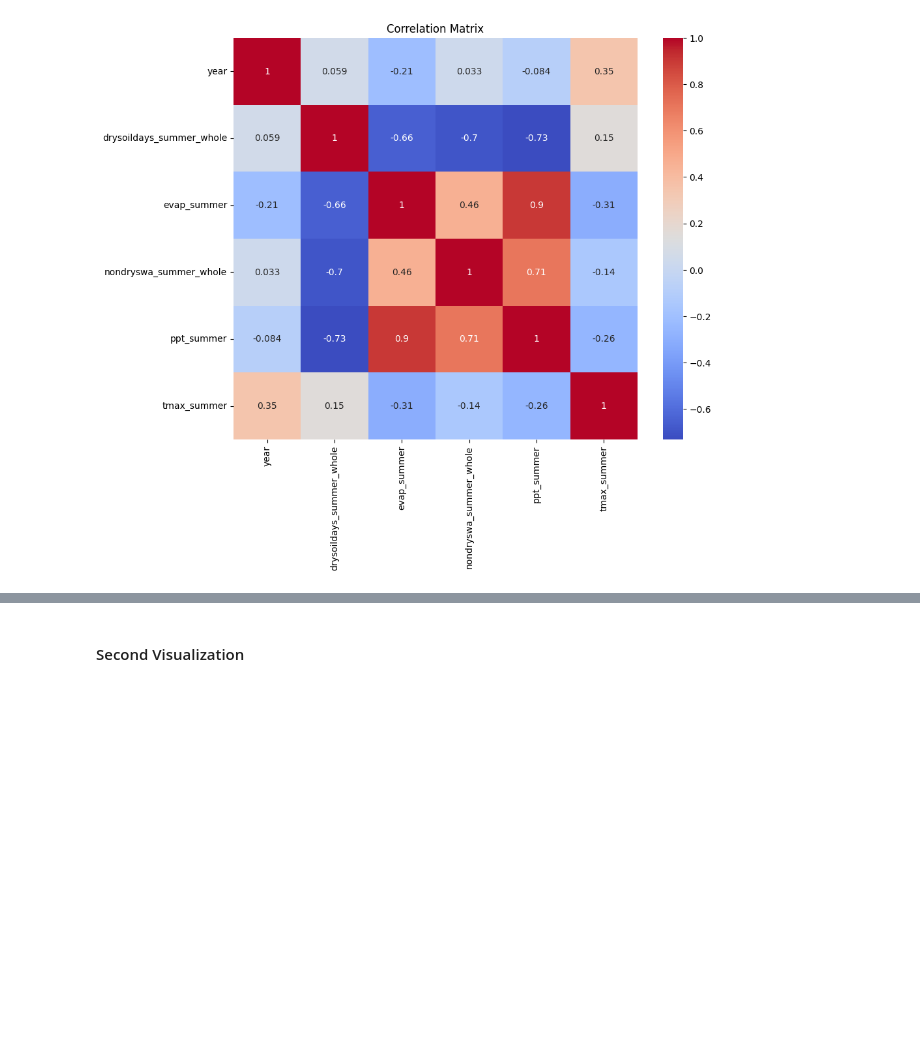
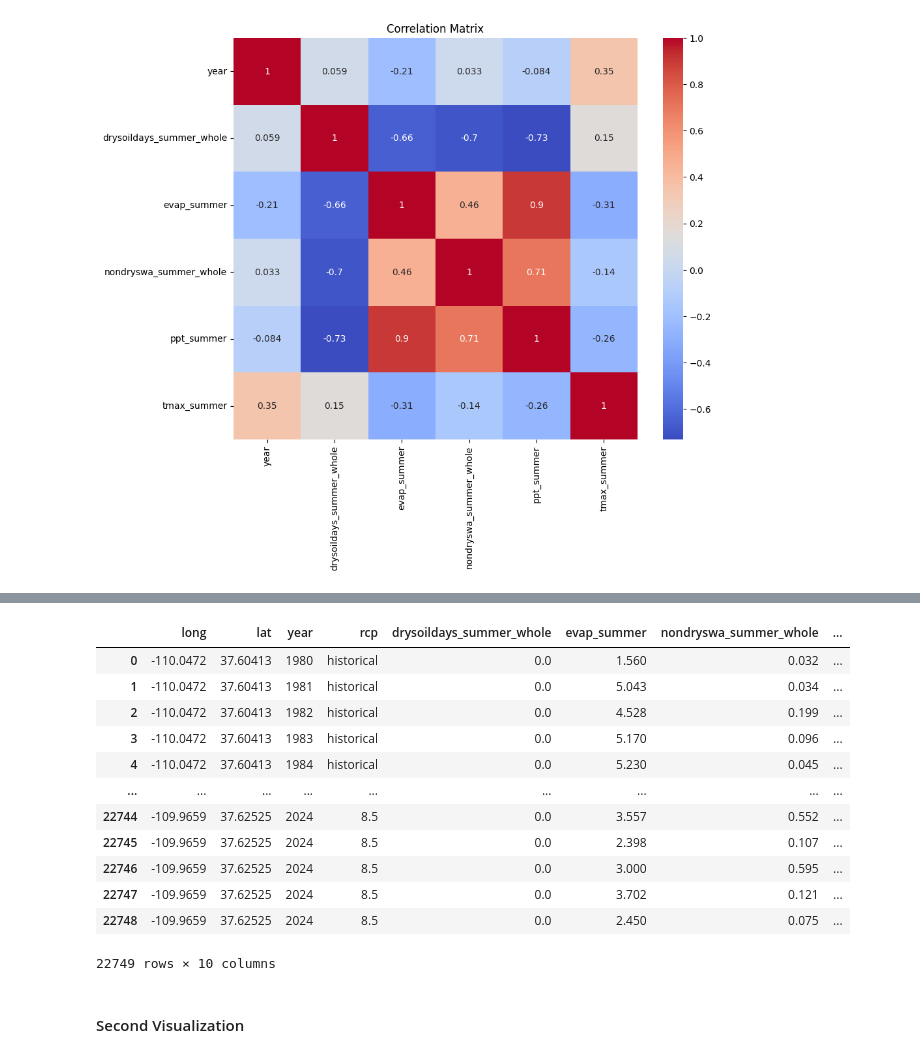
Before and after one commit to hannah-hana-kim/DSAN-Scholarship, a Jupyter notebook: data_cleaning_and_viz.ipynb, the cells around one changed output, grey strips where cells are left out. Drawn from its saved outputs; the diff is of its cells as text; code cells hidden in the pictures; blank space fills up the shorter version.

```diff
--- a/data_cleaning_and_viz.ipynb
+++ b/data_cleaning_and_viz.ipynb
@@ -394,3 +486,21 @@ fig.show()
+# %%
+# get rid of null values
+summer = summer.dropna().reset_index(drop=True)
+summer
+# %% [output]
+|  | long | lat | year | rcp | drysoildays_summer_whole | evap_summer | nondryswa_summer_whole | ... |
+| 0 | -110.0472 | 37.60413 | 1980 | historical | 0.0 | 1.560 | 0.032 | ... |
+| 1 | -110.0472 | 37.60413 | 1981 | historical | 0.0 | 5.043 | 0.034 | ... |
+| 2 | -110.0472 | 37.60413 | 1982 | historical | 0.0 | 4.528 | 0.199 | ... |
+| 3 | -110.0472 | 37.60413 | 1983 | historical | 0.0 | 5.170 | 0.096 | ... |
+| 4 | -110.0472 | 37.60413 | 1984 | historical | 0.0 | 5.230 | 0.045 | ... |
+| ... | ... | ... | ... | ... | ... | ... | ... | ... |
+| 22744 | -109.9659 | 37.62525 | 2024 | 8.5 | 0.0 | 3.557 | 0.552 | ... |
+| 22745 | -109.9659 | 37.62525 | 2024 | 8.5 | 0.0 | 2.398 | 0.107 | ... |
+| 22746 | -109.9659 | 37.62525 | 2024 | 8.5 | 0.0 | 3.000 | 0.595 | ... |
+| 22747 | -109.9659 | 37.62525 | 2024 | 8.5 | 0.0 | 3.702 | 0.121 | ... |
+| 22748 | -109.9659 | 37.62525 | 2024 | 8.5 | 0.0 | 2.450 | 0.075 | ... |
+22749 rows × 10 columns
 # %% [markdown]
 #### Second Visualization
 # %%
```
Also changed, not shown: parts of 30 cells of this notebook, 10 other files.
